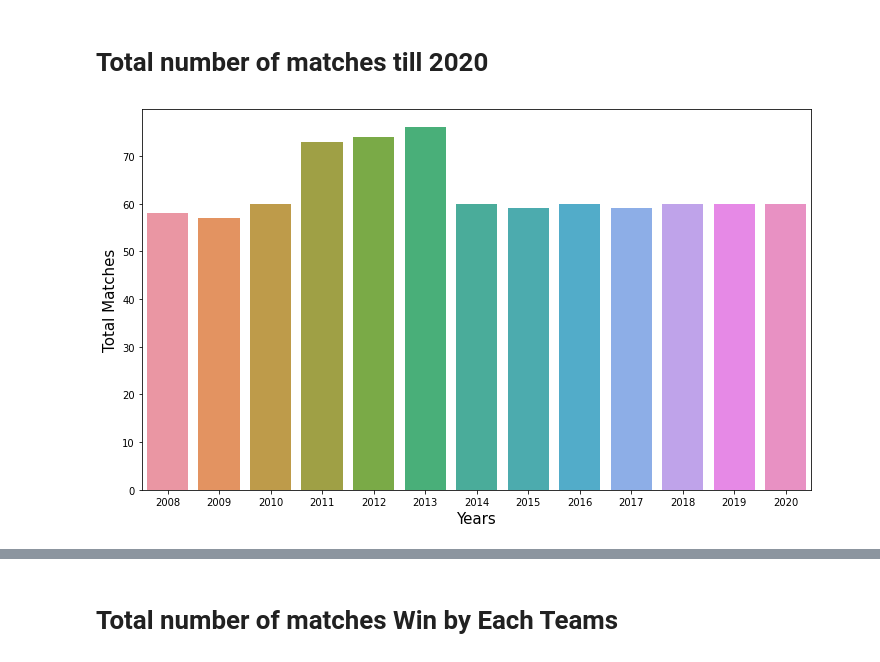
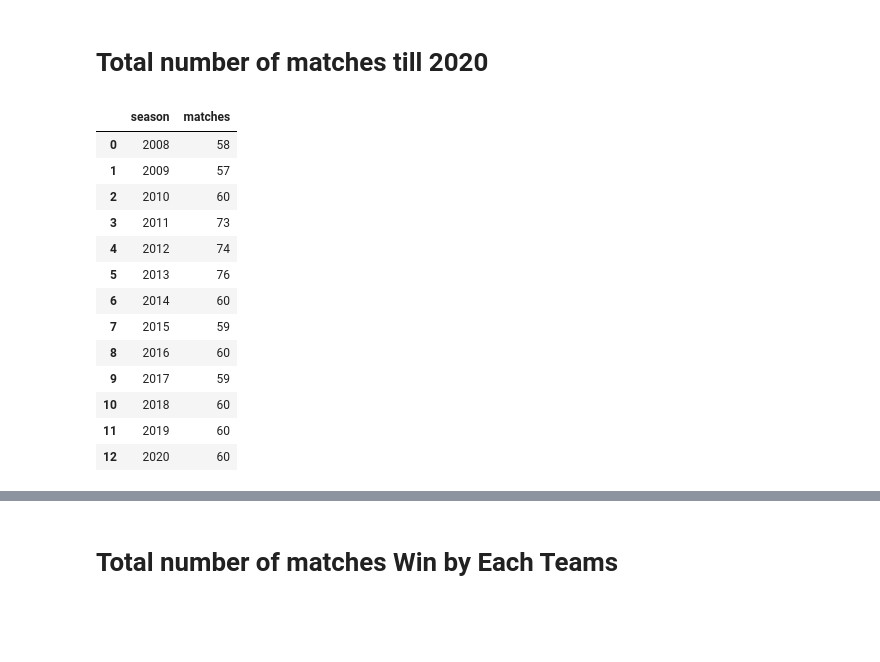
Before and after one commit to subhamyadav580/Data-Analysis-with-IPL-Dataset, a Jupyter notebook: IPL.ipynb, the cells around one changed output, grey strips where cells are left out. Cells and saved outputs as stored; diff of their text form; code cells hidden in the pictures; blank space fills up the shorter version.

```diff
--- a/IPL.ipynb
+++ b/IPL.ipynb
@@ -351,11 +358,21 @@ matchData.head()
 # %%
 dateSplit = matchData['date'].str.split("-")
 matchData['season'] = dateSplit.str.get(0)
-# %%
-plt.figure(figsize=(12, 7))
-sns.countplot(x=matchData.season)
-plt.xlabel('Years', fontsize=15)
-plt.ylabel('Total Matches', fontsize=15)
-plt.show()
-# %% [output]
-[figure, removed]
+# %%
+match_per_season = matchData.groupby(['season'])['id'].count().reset_index().rename(columns={'id' : 'matches'})
+match_per_season.style.background_gradient(cmap='PuBu')
+# %% [output]
+|  | season | matches |
+| 0 | 2008 | 58 |
+| 1 | 2009 | 57 |
+| 2 | 2010 | 60 |
+| 3 | 2011 | 73 |
+| 4 | 2012 | 74 |
+| 5 | 2013 | 76 |
+| 6 | 2014 | 60 |
+| 7 | 2015 | 59 |
+| 8 | 2016 | 60 |
+| 9 | 2017 | 59 |
+| 10 | 2018 | 60 |
+| 11 | 2019 | 60 |
+| 12 | 2020 | 60 |
```
Also changed, not shown: parts of 25 cells of this notebook.
